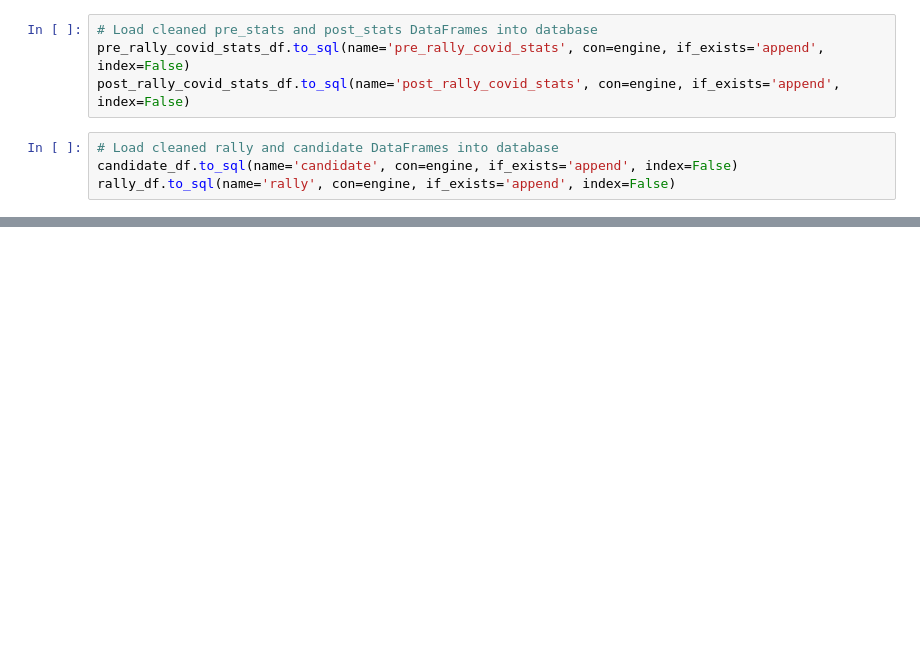
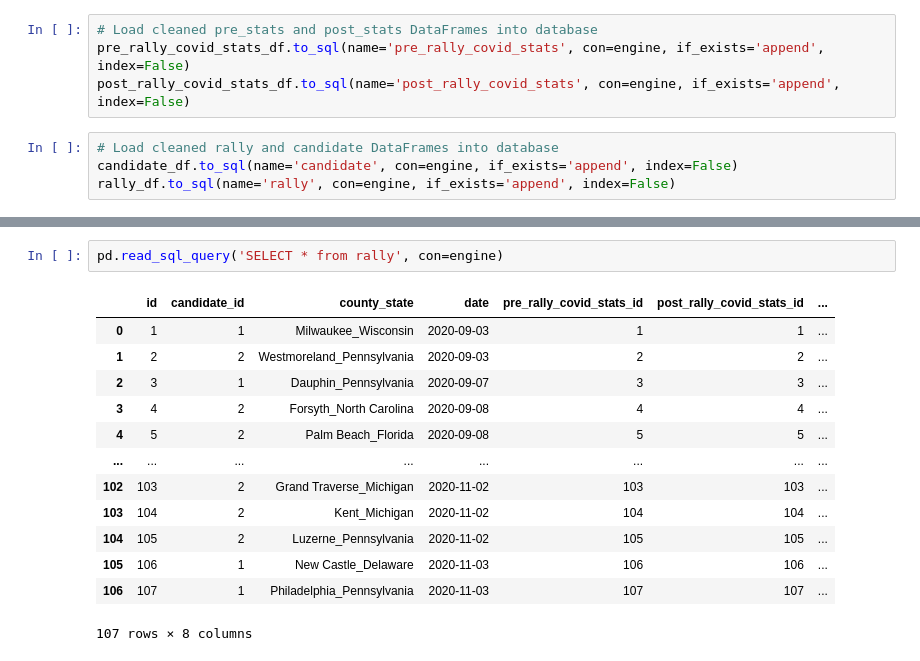
Before and after one commit to recneps2/ETL_project, a Jupyter notebook: load.ipynb, the cells around one changed output, grey strips where cells are left out. Cells and saved outputs as stored; diff of their text form; blank space fills up the shorter version.

```diff
--- a/load.ipynb
+++ b/load.ipynb
@@ -197,0 +205,16 @@ rally_df.to_sql(name='rally', con=engine, if_exists='append', index=False)
+# %%
+pd.read_sql_query('SELECT * from rally', con=engine)
+# %% [output]
+|  | id | candidate_id | county_state | date | pre_rally_covid_stats_id | post_rally_covid_stats_id | ... |
+| 0 | 1 | 1 | Milwaukee_Wisconsin | 2020-09-03 | 1 | 1 | ... |
+| 1 | 2 | 2 | Westmoreland_Pennsylvania | 2020-09-03 | 2 | 2 | ... |
+| 2 | 3 | 1 | Dauphin_Pennsylvania | 2020-09-07 | 3 | 3 | ... |
+| 3 | 4 | 2 | Forsyth_North Carolina | 2020-09-08 | 4 | 4 | ... |
+| 4 | 5 | 2 | Palm Beach_Florida | 2020-09-08 | 5 | 5 | ... |
+| ... | ... | ... | ... | ... | ... | ... | ... |
+| 102 | 103 | 2 | Grand Traverse_Michigan | 2020-11-02 | 103 | 103 | ... |
+| 103 | 104 | 2 | Kent_Michigan | 2020-11-02 | 104 | 104 | ... |
+| 104 | 105 | 2 | Luzerne_Pennsylvania | 2020-11-02 | 105 | 105 | ... |
+| 105 | 106 | 1 | New Castle_Delaware | 2020-11-03 | 106 | 106 | ... |
+| 106 | 107 | 1 | Philadelphia_Pennsylvania | 2020-11-03 | 107 | 107 | ... |
+107 rows × 8 columns
```
Also changed, not shown: parts of 8 cells of this notebook.
